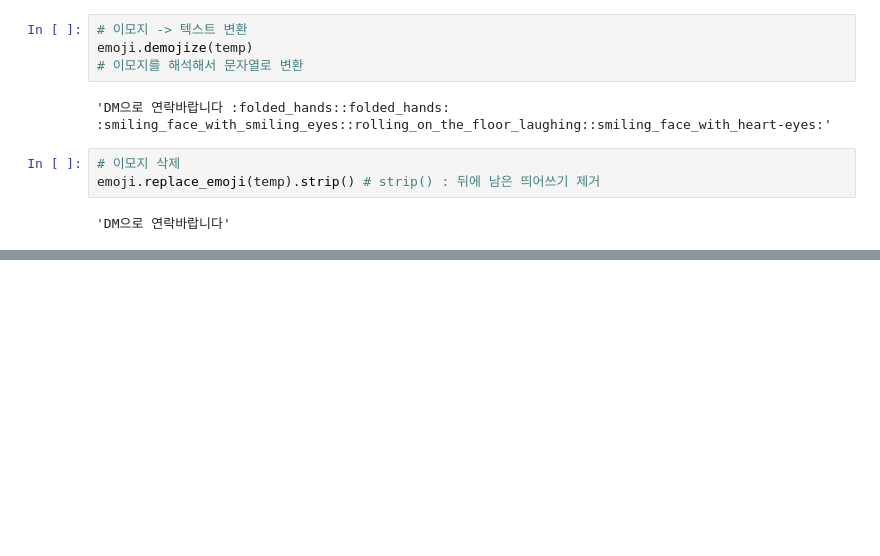
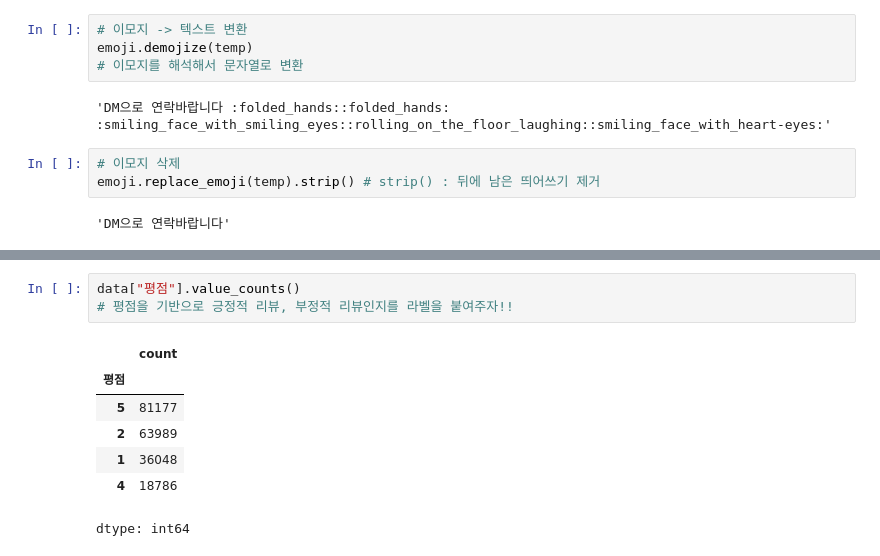
Before and after one commit to gph05010/Daily-Study-Log-TextMining, a Jupyter notebook: TextMining/ex02_상품_리뷰_데이터_감성_분석.ipynb, the cells around one changed output, grey strips where cells are left out. Cells and saved outputs as stored; diff of their text form; blank space fills up the shorter version.

```diff
--- a/TextMining/ex02_상품_리뷰_데이터_감성_분석.ipynb
+++ b/TextMining/ex02_상품_리뷰_데이터_감성_분석.ipynb
@@ -175,0 +607,11 @@ emoji.replace_emoji(temp).strip() # strip() : 뒤에 남은 띄어쓰기 제거
+# %%
+data["평점"].value_counts()
+# 평점을 기반으로 긍정적 리뷰, 부정적 리뷰인지를 라벨을 붙여주자!!
+# %% [output]
+|  | count |
+| 평점 |  |
+| 5 | 81177 |
+| 2 | 63989 |
+| 1 | 36048 |
+| 4 | 18786 |
+dtype: int64
```
Also changed, not shown: parts of 49 cells of this notebook.
